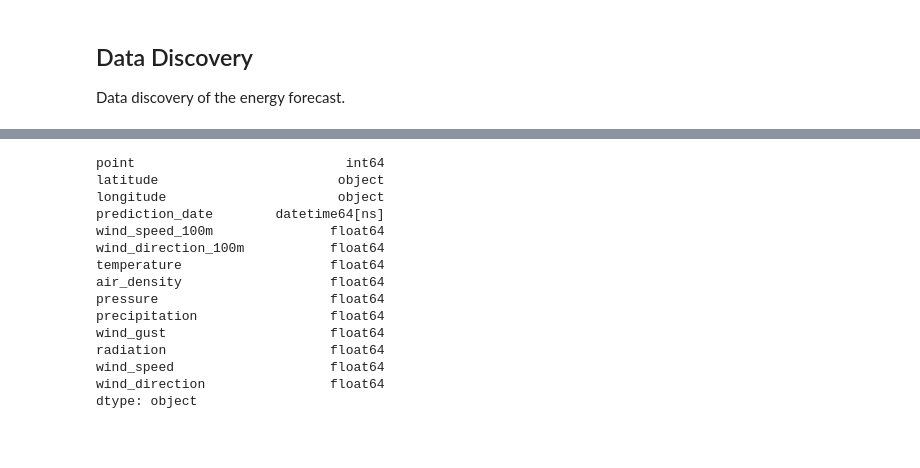
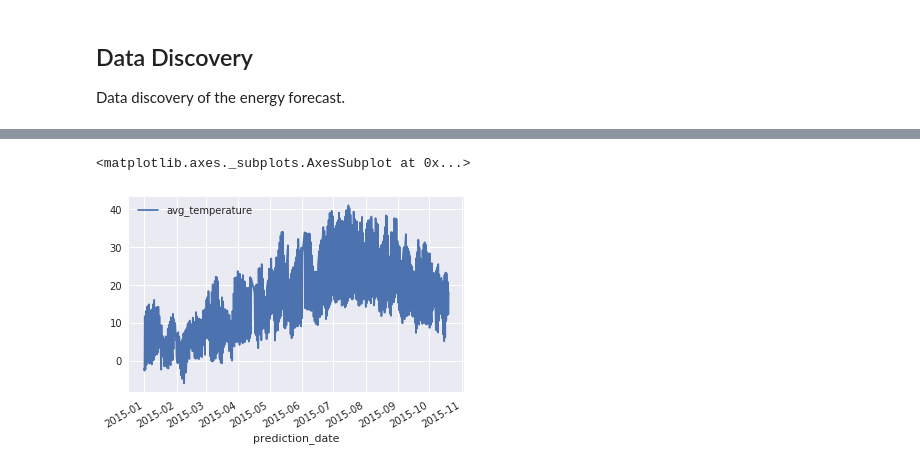
Before and after one commit to donaverghes/energy_forecasting, a Jupyter notebook: discovery/data-discovery.ipynb, the cells around one changed output, grey strips where cells are left out. Cells and saved outputs as stored; diff of their text form; code cells hidden in the pictures; blank space fills up the shorter version.

```diff
--- a/discovery/data-discovery.ipynb
+++ b/discovery/data-discovery.ipynb
@@ -50,18 +99,5 @@ df.plot(x='prediction_date', y='temperature')
-# %%
-df.dtypes
-# %% [output]
-point                           int64
-latitude                       object
-longitude                      object
-prediction_date        datetime64[ns]
-wind_speed_100m               float64
-wind_direction_100m           float64
-temperature                   float64
-air_density                   float64
-pressure                      float64
-precipitation                 float64
-wind_gust                     float64
-radiation                     float64
-wind_speed                    float64
-wind_direction                float64
-dtype: object
+# %%
+df.plot(x='prediction_date', y='avg_temperature')
+# %% [output]
+<matplotlib.axes._subplots.AxesSubplot at 0x...>
+[figure, added]
```
Also changed, not shown: parts of 3 cells of this notebook, 1 other file.
